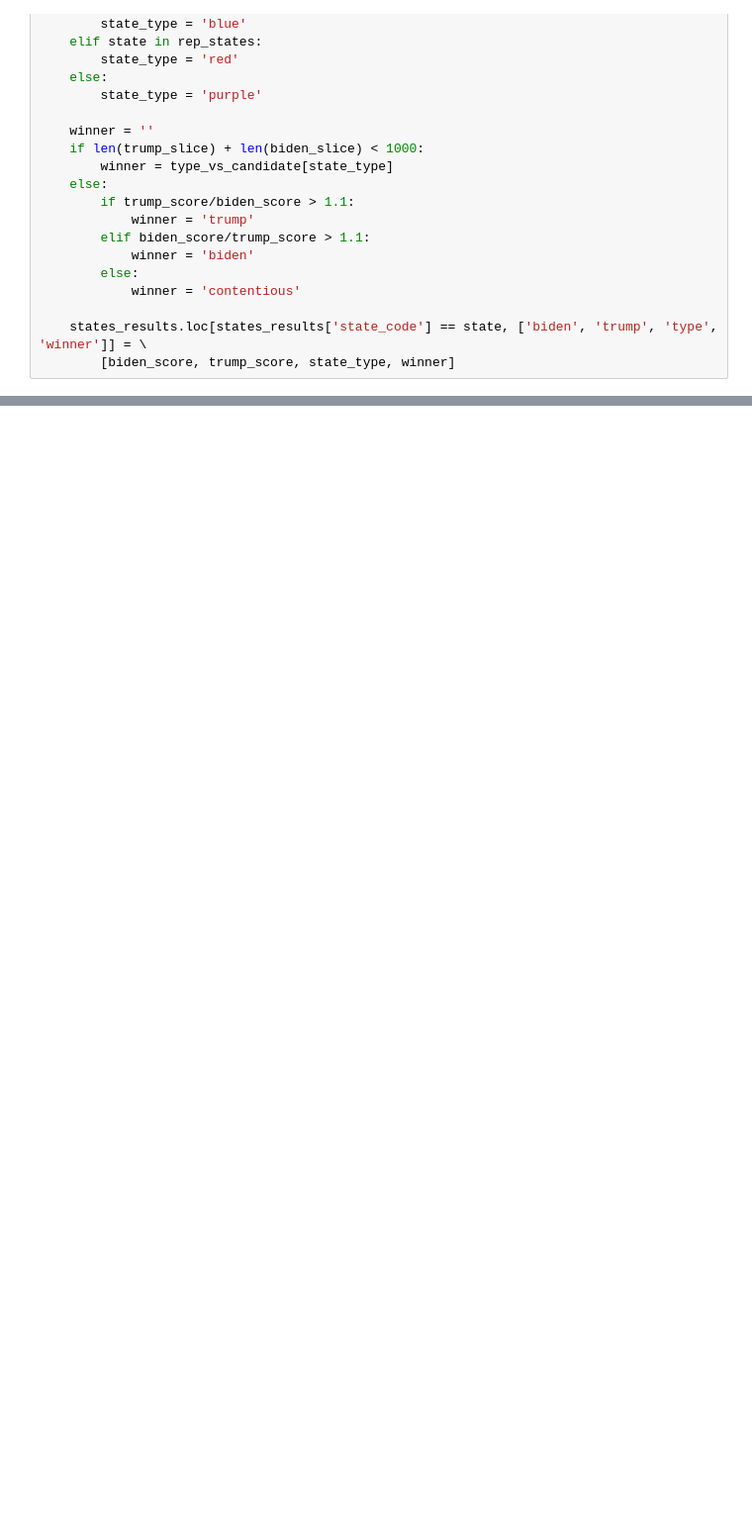
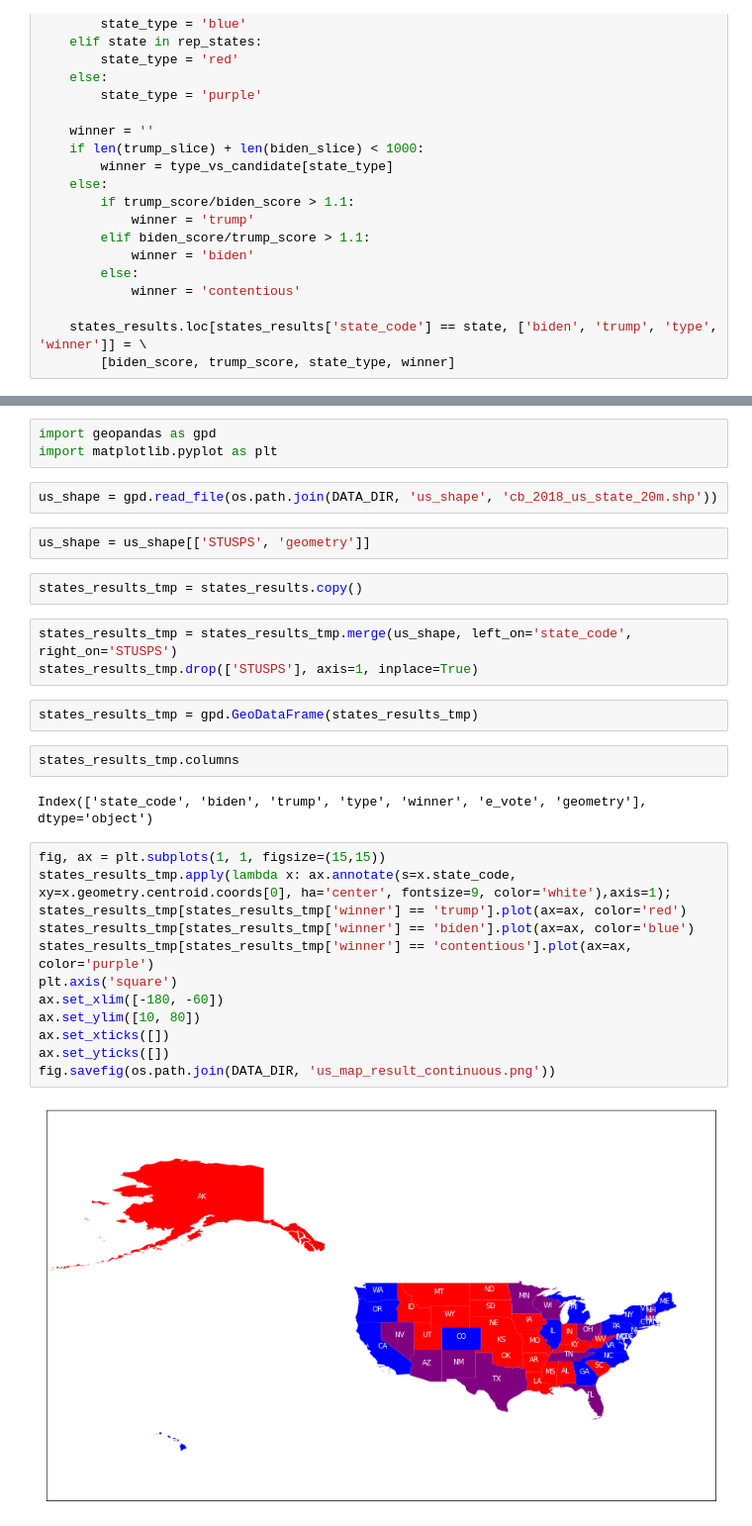
Before and after one commit to ductai199x/us_election_2020_nlp, a Jupyter notebook: src/tweet_emo_classification.ipynb, the cells around one changed output, grey strips where cells are left out. Shown at 99% size. Cells and saved outputs as stored; diff of their text form; blank space fills up the shorter version.

```diff
--- a/src/tweet_emo_classification.ipynb
+++ b/src/tweet_emo_classification.ipynb
@@ -159,0 +164,32 @@ states_results.query('winner=="contentious"')
+# %%
+import geopandas as gpd
+import matplotlib.pyplot as plt
+# %%
+us_shape = gpd.read_file(os.path.join(DATA_DIR, 'us_shape', 'cb_2018_us_state_20m.shp'))
+# %%
+us_shape = us_shape[['STUSPS', 'geometry']]
+# %%
+states_results_tmp = states_results.copy()
+# %%
+states_results_tmp = states_results_tmp.merge(us_shape, left_on='state_code', right_on='STUSPS')
+states_results_tmp.drop(['STUSPS'], axis=1, inplace=True)
+# %%
+states_results_tmp = gpd.GeoDataFrame(states_results_tmp)
+# %%
+states_results_tmp.columns
+# %% [output]
+Index(['state_code', 'biden', 'trump', 'type', 'winner', 'e_vote', 'geometry'], dtype='object')
+# %%
+fig, ax = plt.subplots(1, 1, figsize=(15,15))
+states_results_tmp.apply(lambda x: ax.annotate(s=x.state_code, xy=x.geometry.centroid.coords[0], ha='center', fontsize=9, color='white'),axis=1);
+states_results_tmp[states_results_tmp['winner'] == 'trump'].plot(ax=ax, color='red')
+states_results_tmp[states_results_tmp['winner'] == 'biden'].plot(ax=ax, color='blue')
+states_results_tmp[states_results_tmp['winner'] == 'contentious'].plot(ax=ax, color='purple')
+plt.axis('square')
+ax.set_xlim([-180, -60])
+ax.set_ylim([10, 80])
+ax.set_xticks([])
+ax.set_yticks([])
+fig.savefig(os.path.join(DATA_DIR, 'us_map_result_continuous.png'))
+# %% [output]
+[figure, added]
```
Also changed, not shown: parts of 11 cells of this notebook, 15 other files.
